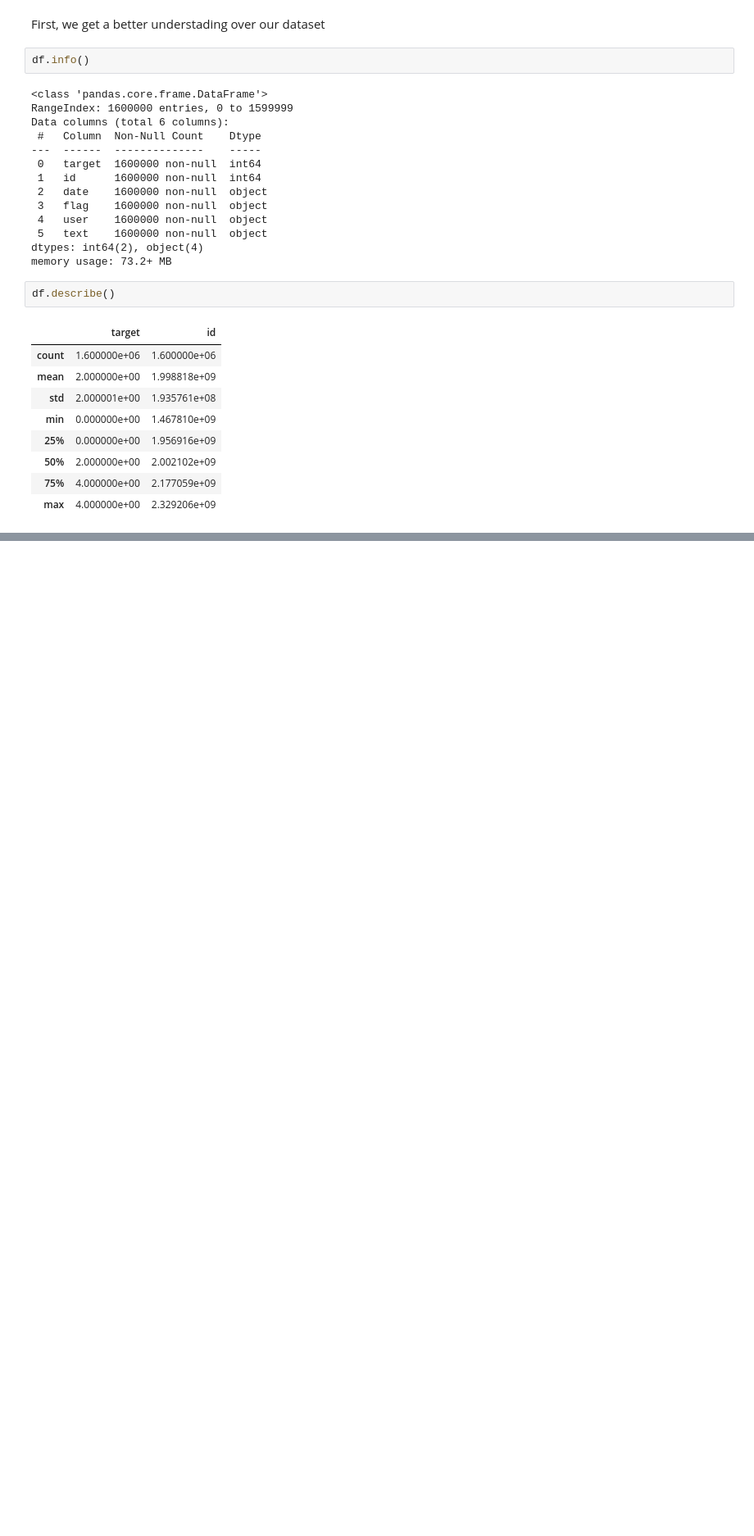
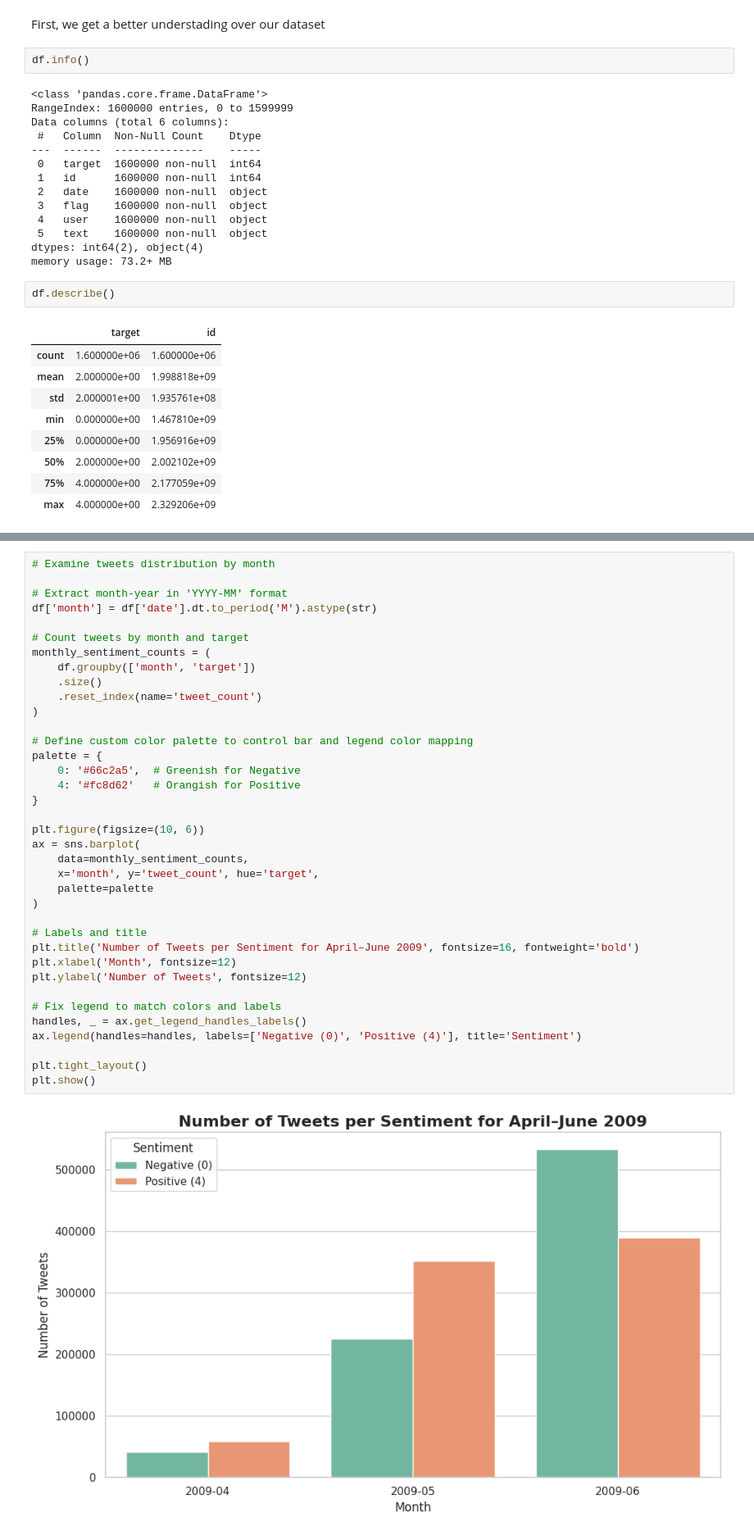
Before and after one commit to ariesslin/ie7500-g1-tweet-sentiment-nlp, a Jupyter notebook: scripts/eda.ipynb, the cells around one changed output, grey strips where cells are left out. Shown at 82% size. Drawn from its saved outputs; the diff is of its cells as text; blank space fills up the shorter version.

```diff
--- a/scripts/eda.ipynb
+++ b/scripts/eda.ipynb
@@ -83,0 +216,39 @@ df.describe()
+# %%
+# Examine tweets distribution by month
+
+# Extract month-year in 'YYYY-MM' format
+df['month'] = df['date'].dt.to_period('M').astype(str)
+
+# Count tweets by month and target
+monthly_sentiment_counts = (
+    df.groupby(['month', 'target'])
+    .size()
+    .reset_index(name='tweet_count')
+)
+
+# Define custom color palette to control bar and legend color mapping
+palette = {
+    0: '#66c2a5',  # Greenish for Negative
+    4: '#fc8d62'   # Orangish for Positive
+}
+
+plt.figure(figsize=(10, 6))
+ax = sns.barplot(
+    data=monthly_sentiment_counts,
+    x='month', y='tweet_count', hue='target',
+    palette=palette
+)
+
+# Labels and title
+plt.title('Number of Tweets per Sentiment for April–June 2009', fontsize=16, fontweight='bold')
+plt.xlabel('Month', fontsize=12)
+plt.ylabel('Number of Tweets', fontsize=12)
+
+# Fix legend to match colors and labels
+handles, _ = ax.get_legend_handles_labels()
+ax.legend(handles=handles, labels=['Negative (0)', 'Positive (4)'], title='Sentiment')
+
+plt.tight_layout()
+plt.show()
+# %% [output]
+[figure, added]
```
Also changed, not shown: parts of 18 cells of this notebook.
